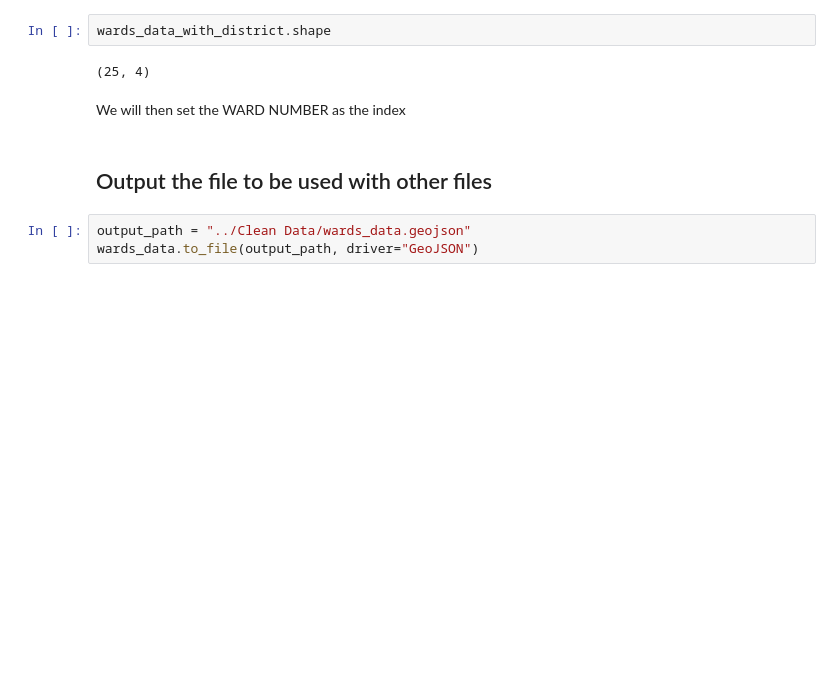
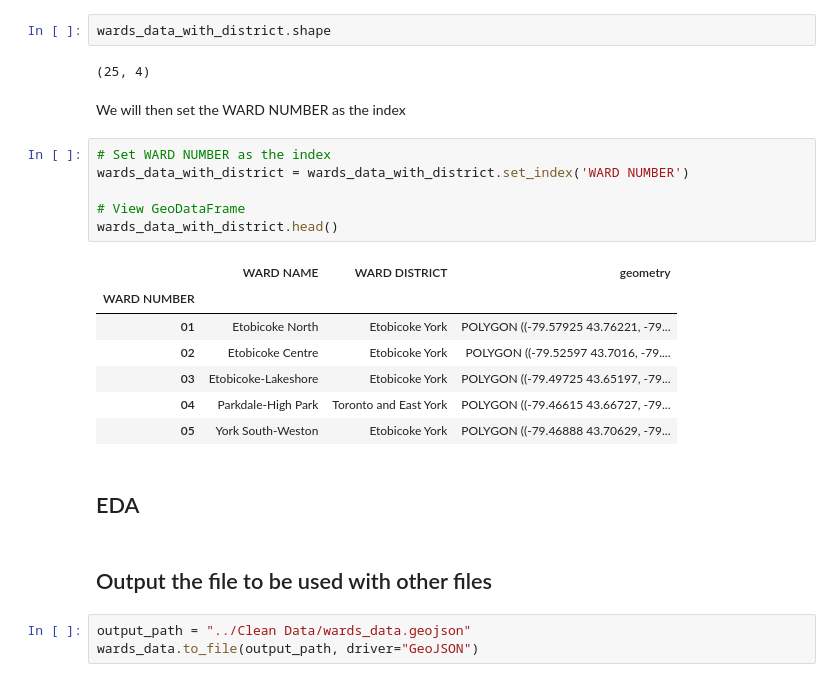
Before and after one commit to sabarahimi1/CME538_Big-Project_Hackstreet-Boys, a Jupyter notebook: Ward Data/Ward Data.ipynb, the cells around one changed output. Cells and saved outputs as stored; diff of their text form; blank space fills up the shorter version.

Commit message:
Changes to the ward data in clean data

```diff
--- a/Ward Data/Ward Data.ipynb
+++ b/Ward Data/Ward Data.ipynb
@@ -319,6 +319,22 @@ wards_data_with_district.shape
 (25, 4)
 # %% [markdown]
 We will then set the WARD NUMBER as the index
+# %%
+# Set WARD NUMBER as the index
+wards_data_with_district = wards_data_with_district.set_index('WARD NUMBER')
+
+# View GeoDataFrame
+wards_data_with_district.head()
+# %% [output]
+|  | WARD NAME | WARD DISTRICT | geometry |
+| WARD NUMBER |  |  |  |
+| 01 | Etobicoke North | Etobicoke York | POLYGON ((-79.57925 43.76221, -79... |
+| 02 | Etobicoke Centre | Etobicoke York | POLYGON ((-79.52597 43.7016, -79.... |
+| 03 | Etobicoke-Lakeshore | Etobicoke York | POLYGON ((-79.49725 43.65197, -79... |
+| 04 | Parkdale-High Park | Toronto and East York | POLYGON ((-79.46615 43.66727, -79... |
+| 05 | York South-Weston | Etobicoke York | POLYGON ((-79.46888 43.70629, -79... |
+# %% [markdown]
+## EDA
 # %% [markdown]
 ## Output the file to be used with other files
 # %%
```
